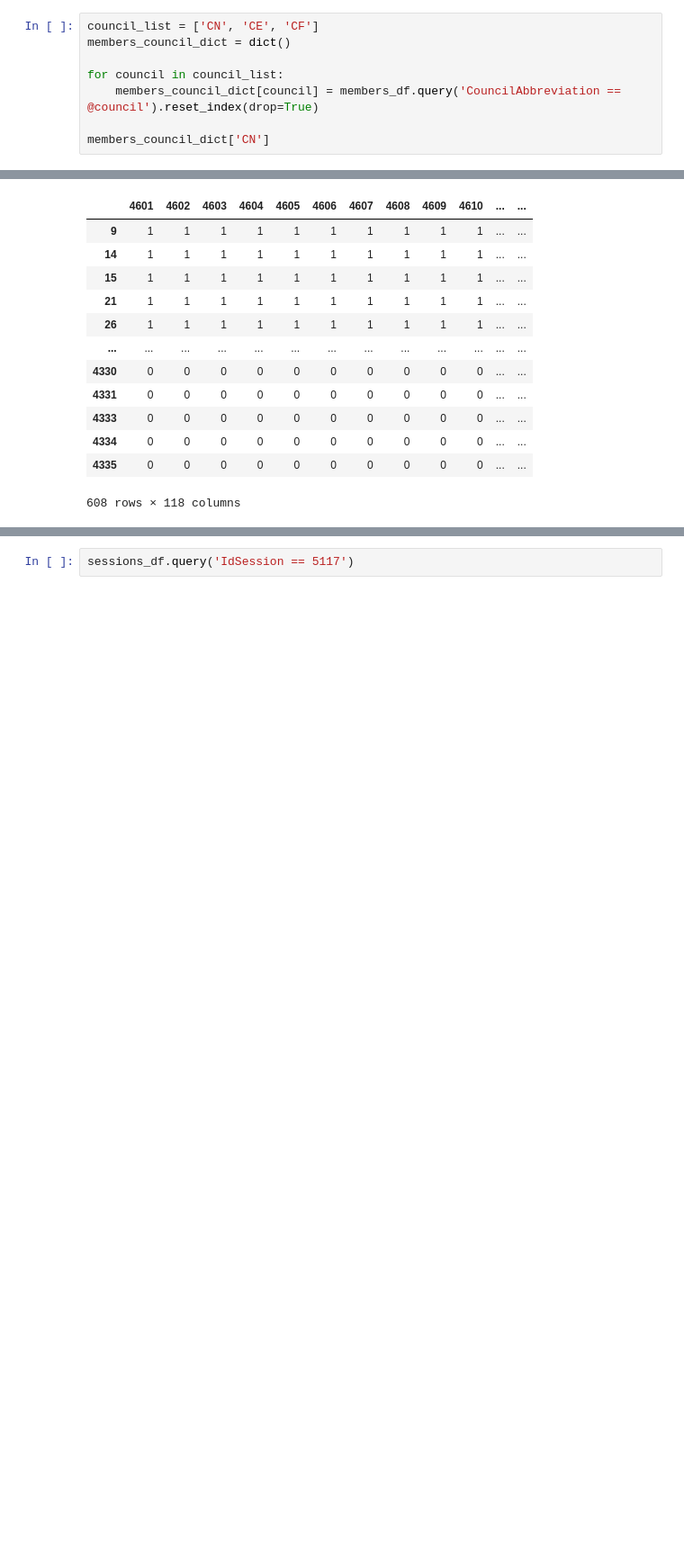
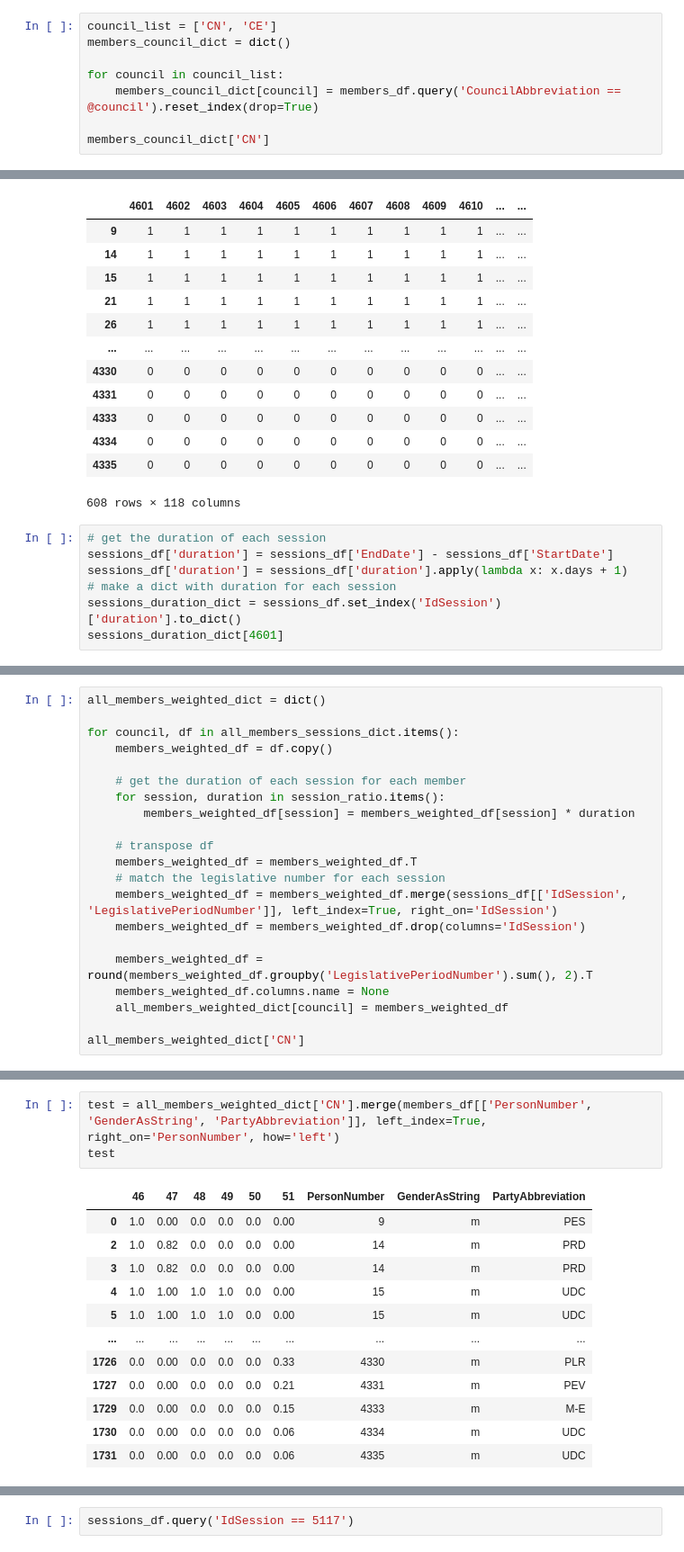
Before and after one commit to cgcrts/ef23_discours, a Jupyter notebook: data_processing.ipynb, the cells around one changed output, grey strips where cells are left out. Shown at 90% size. Cells and saved outputs as stored; diff of their text form; blank space fills up the shorter version.

```diff
--- a/data_processing.ipynb
+++ b/data_processing.ipynb
@@ -643,7 +643,7 @@ members_df
 | 1731 | 4335 | Michael | Götte | m | SG | CN | ... |
 1732 rows × 9 columns
 # %%
-council_list = ['CN', 'CE', 'CF']
+council_list = ['CN', 'CE']
 members_council_dict = dict()
 
 for council in council_list:
@@ -727,3 +727,10 @@ all_members_sessions_dict['CN']
 | 4334 | 0 | 0 | 0 | 0 | 0 | 0 | 0 | 0 | 0 | 0 | ... | ... |
 | 4335 | 0 | 0 | 0 | 0 | 0 | 0 | 0 | 0 | 0 | 0 | ... | ... |
 608 rows × 118 columns
+# %%
+# get the duration of each session
+sessions_df['duration'] = sessions_df['EndDate'] - sessions_df['StartDate']
+sessions_df['duration'] = sessions_df['duration'].apply(lambda x: x.days + 1)
+# make a dict with duration for each session
+sessions_duration_dict = sessions_df.set_index('IdSession')['duration'].to_dict()
+sessions_duration_dict[4601]
@@ -729,0 +767,21 @@ all_members_sessions_dict['CN']
+# %%
+all_members_weighted_dict = dict()
+
+for council, df in all_members_sessions_dict.items():
+    members_weighted_df = df.copy()
+
+    # get the duration of each session for each member
+    for session, duration in session_ratio.items():
+        members_weighted_df[session] = members_weighted_df[session] * duration
+
+    # transpose df
+    members_weighted_df = members_weighted_df.T
+    # match the legislative number for each session
+    members_weighted_df = members_weighted_df.merge(sessions_df[['IdSession', 'LegislativePeriodNumber']], left_index=True, right_on='IdSession')
+    members_weighted_df = members_weighted_df.drop(columns='IdSession')
+
+    members_weighted_df = round(members_weighted_df.groupby('LegislativePeriodNumber').sum(), 2).T
+    members_weighted_df.columns.name = None
+    all_members_weighted_dict[council] = members_weighted_df
+
+all_members_weighted_dict['CN']
@@ -729,0 +832,16 @@ all_members_sessions_dict['CN']
+# %%
+test = all_members_weighted_dict['CN'].merge(members_df[['PersonNumber', 'GenderAsString', 'PartyAbbreviation']], left_index=True, right_on='PersonNumber', how='left')
+test
+# %% [output]
+|  | 46 | 47 | 48 | 49 | 50 | 51 | PersonNumber | GenderAsString | PartyAbbreviation |
+| 0 | 1.0 | 0.00 | 0.0 | 0.0 | 0.0 | 0.00 | 9 | m | PES |
+| 2 | 1.0 | 0.82 | 0.0 | 0.0 | 0.0 | 0.00 | 14 | m | PRD |
+| 3 | 1.0 | 0.82 | 0.0 | 0.0 | 0.0 | 0.00 | 14 | m | PRD |
+| 4 | 1.0 | 1.00 | 1.0 | 1.0 | 0.0 | 0.00 | 15 | m | UDC |
+| 5 | 1.0 | 1.00 | 1.0 | 1.0 | 0.0 | 0.00 | 15 | m | UDC |
+| ... | ... | ... | ... | ... | ... | ... | ... | ... | ... |
+| 1726 | 0.0 | 0.00 | 0.0 | 0.0 | 0.0 | 0.33 | 4330 | m | PLR |
+| 1727 | 0.0 | 0.00 | 0.0 | 0.0 | 0.0 | 0.21 | 4331 | m | PEV |
+| 1729 | 0.0 | 0.00 | 0.0 | 0.0 | 0.0 | 0.15 | 4333 | m | M-E |
+| 1730 | 0.0 | 0.00 | 0.0 | 0.0 | 0.0 | 0.06 | 4334 | m | UDC |
+| 1731 | 0.0 | 0.00 | 0.0 | 0.0 | 0.0 | 0.06 | 4335 | m | UDC |
```
Also changed, not shown: parts of 18 cells of this notebook, 5 other files.
